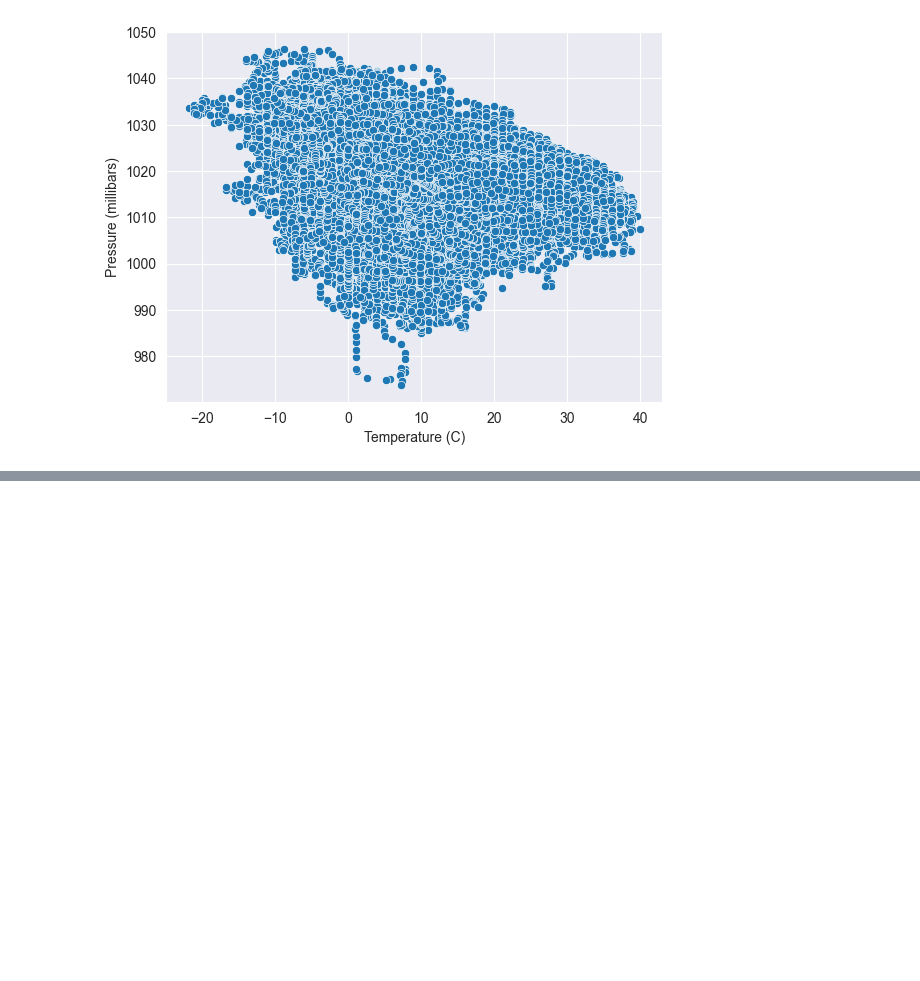
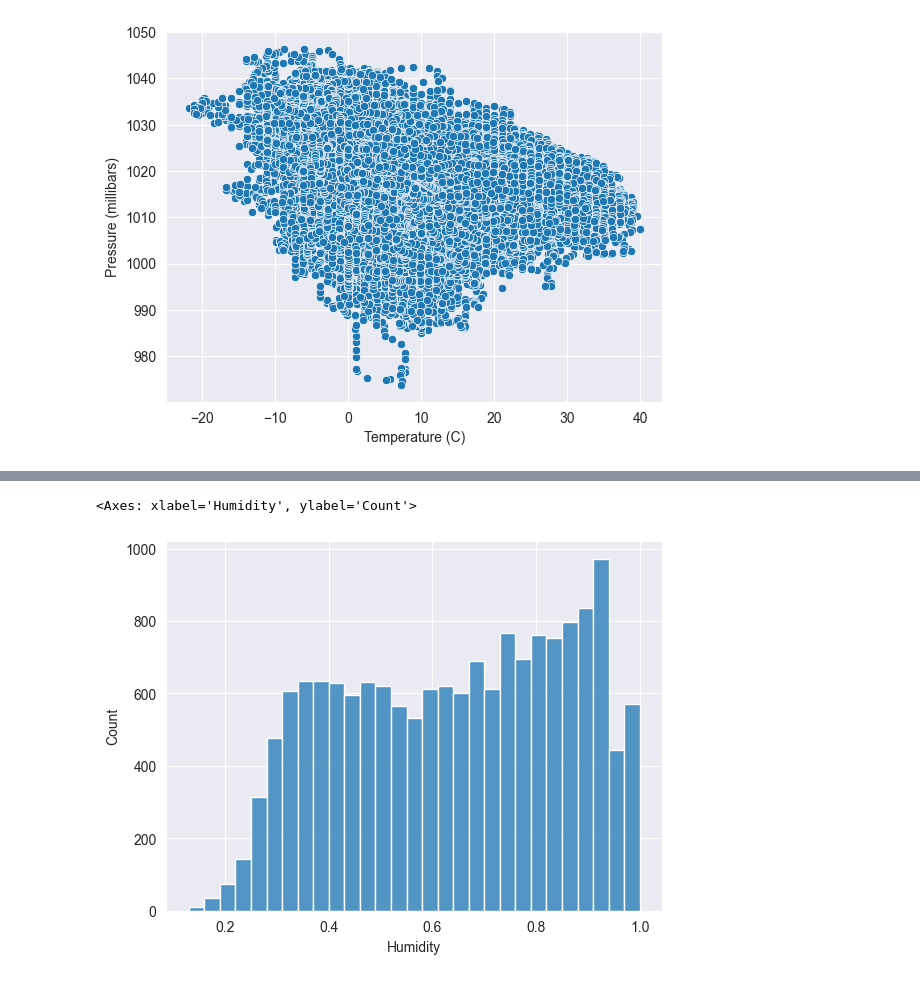
Before and after one commit to ARPDATA11/Regresja, a Jupyter notebook: Project.ipynb, the cells around one changed output, grey strips where cells are left out. Cells and saved outputs as stored; diff of their text form; code cells hidden in the pictures; blank space fills up the shorter version.

```diff
--- a/Project.ipynb
+++ b/Project.ipynb
@@ -226,0 +257,5 @@ array([ -0.38812949, -10.42592797])
+# %%
+sns.histplot(df_copy['Humidity'])
+# %% [output]
+<Axes: xlabel='Humidity', ylabel='Count'>
+[figure, added]
```
Also changed, not shown: parts of 22 cells of this notebook.
